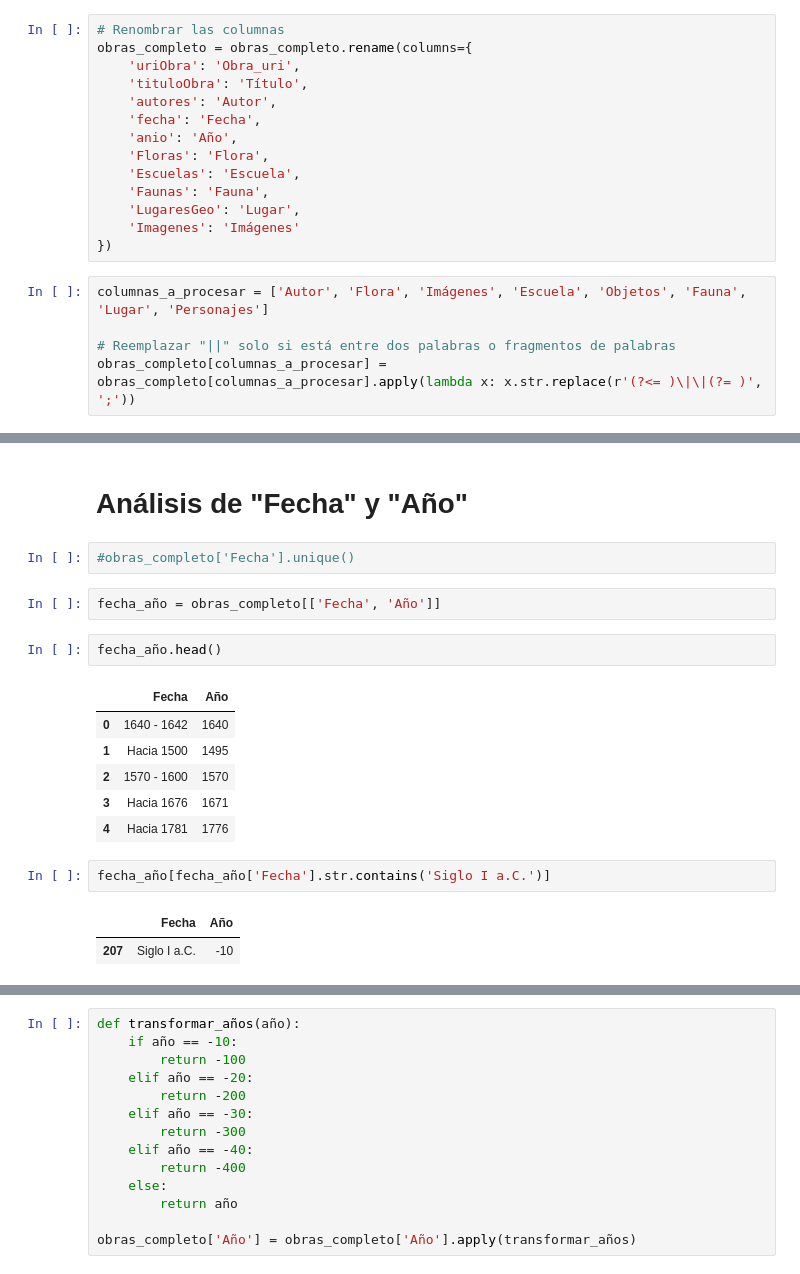
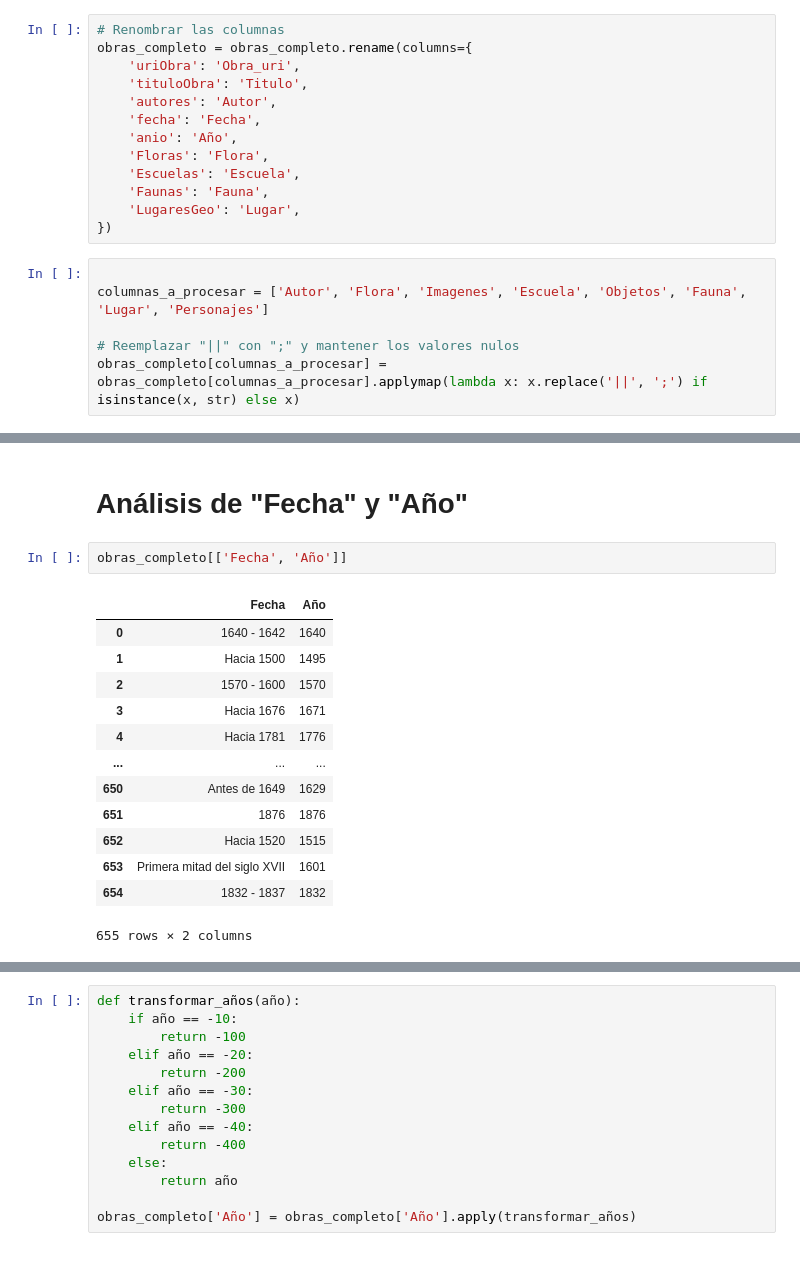
Before and after one commit to karmelealonso/project_final, a Jupyter notebook: notebooks/limpieza_obras.ipynb, the cells around one changed output, grey strips where cells are left out. Saved outputs shown, nothing was run; the diff lists cells and outputs as text.

```diff
--- a/notebooks/limpieza_obras.ipynb
+++ b/notebooks/limpieza_obras.ipynb
@@ -64,7 +65,7 @@ memory usage: 61.5+ KB
 # Renombrar las columnas
 obras_completo = obras_completo.rename(columns={
     'uriObra': 'Obra_uri',
-    'tituloObra': 'Título',
+    'tituloObra': 'Titulo',
     'autores': 'Autor',
     'fecha': 'Fecha',
     'anio': 'Año',
@@ -72,10 +73,10 @@ obras_completo = obras_completo.rename(columns={
     'Escuelas': 'Escuela',
     'Faunas': 'Fauna',
     'LugaresGeo': 'Lugar',
-    'Imagenes': 'Imágenes'
 })
 # %%
-columnas_a_procesar = ['Autor', 'Flora', 'Imágenes', 'Escuela', 'Objetos', 'Fauna', 'Lugar', 'Personajes']
 
-# Reemplazar "||" solo si está entre dos palabras o fragmentos de palabras
-obras_completo[columnas_a_procesar] = obras_completo[columnas_a_procesar].apply(lambda x: x.str.replace(r'(?<= )\|\|(?= )', ';'))
+columnas_a_procesar = ['Autor', 'Flora', 'Imagenes', 'Escuela', 'Objetos', 'Fauna', 'Lugar', 'Personajes']
+
+# Reemplazar "||" con ";" y mantener los valores nulos
+obras_completo[columnas_a_procesar] = obras_completo[columnas_a_procesar].applymap(lambda x: x.replace('||', ';') if isinstance(x, str) else x)
@@ -82,20 +92,18 @@ obras_completo[columnas_a_procesar] = obras_completo[columnas_a_procesar].apply(
 # %% [markdown]
 # Análisis de "Fecha" y "Año"
-# %%
-#obras_completo['Fecha'].unique()
 # %%
-fecha_año = obras_completo[['Fecha', 'Año']]
+obras_completo[['Fecha', 'Año']]
+# %% [output]
+|  | Fecha | Año |
+| 0 | 1640 - 1642 | 1640 |
+| 1 | Hacia 1500 | 1495 |
+| 2 | 1570 - 1600 | 1570 |
+| 3 | Hacia 1676 | 1671 |
+| 4 | Hacia 1781 | 1776 |
+| ... | ... | ... |
+| 650 | Antes de 1649 | 1629 |
+| 651 | 1876 | 1876 |
+| 652 | Hacia 1520 | 1515 |
+| 653 | Primera mitad del siglo XVII | 1601 |
+| 654 | 1832 - 1837 | 1832 |
+655 rows × 2 columns
-# %%
-fecha_año.head()
-# %% [output]
-|  | Fecha | Año |
-| 0 | 1640 - 1642 | 1640 |
-| 1 | Hacia 1500 | 1495 |
-| 2 | 1570 - 1600 | 1570 |
-| 3 | Hacia 1676 | 1671 |
-| 4 | Hacia 1781 | 1776 |
-# %%
-fecha_año[fecha_año['Fecha'].str.contains('Siglo I a.C.')]
-# %% [output]
-|  | Fecha | Año |
-| 207 | Siglo I a.C. | -10 |
```
Also changed, not shown: parts of 118 cells of this notebook, 1 other file.
